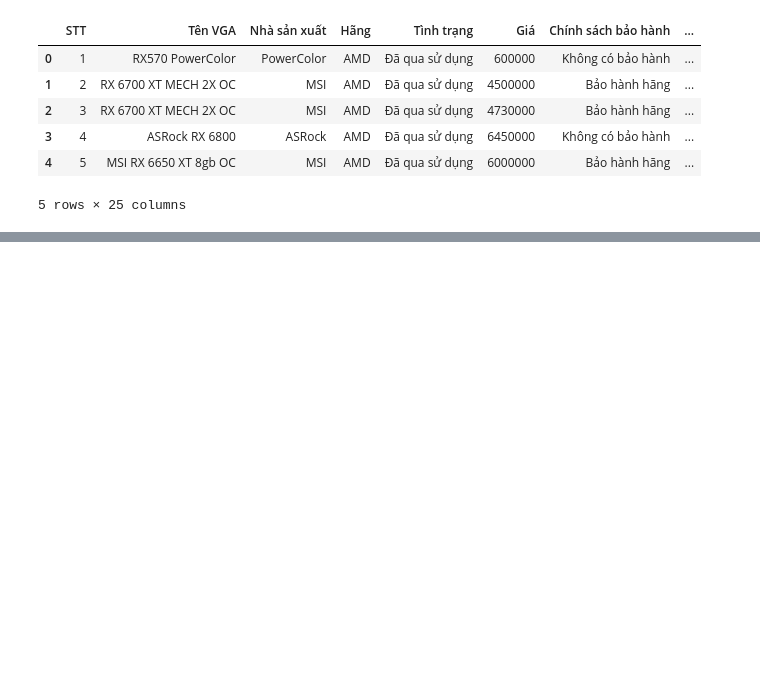
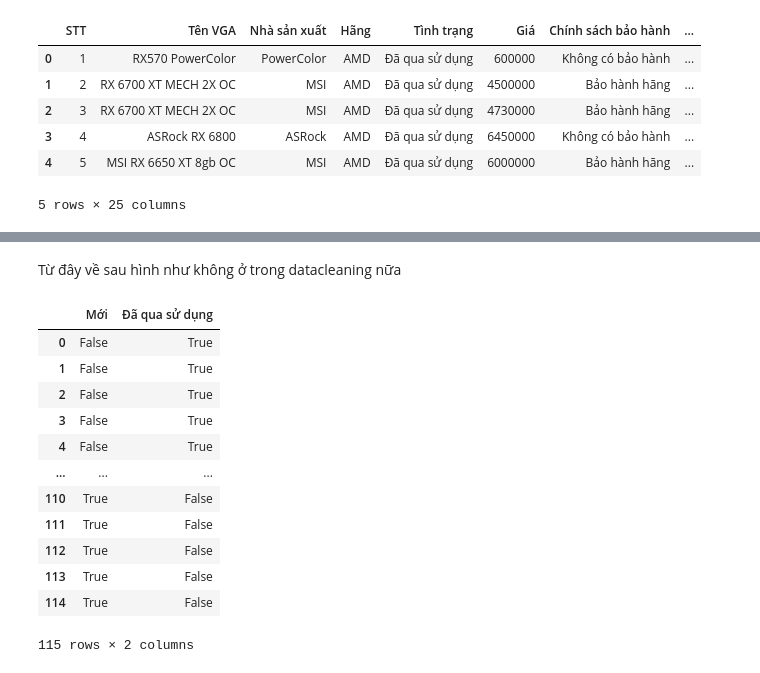
Before and after one commit to photonrays/Du_doan_gia_VGA, a Jupyter notebook: data_cleaning.ipynb, the cells around one changed output, grey strips where cells are left out. Cells and saved outputs as stored; diff of their text form; code cells hidden in the pictures; blank space fills up the shorter version.

```diff
--- a/data_cleaning.ipynb
+++ b/data_cleaning.ipynb
@@ -31,0 +106,19 @@ df
+# %% [markdown]
+Từ đây về sau hình như không ở trong datacleaning nữa
+# %%
+df1 = pd.get_dummies(df["Condition"])
+df1
+# %% [output]
+|  | Mới | Đã qua sử dụng |
+| 0 | False | True |
+| 1 | False | True |
+| 2 | False | True |
+| 3 | False | True |
+| 4 | False | True |
+| ... | ... | ... |
+| 110 | True | False |
+| 111 | True | False |
+| 112 | True | False |
+| 113 | True | False |
+| 114 | True | False |
+115 rows × 2 columns
```
Also changed, not shown: parts of 10 cells of this notebook, 2 other files.
